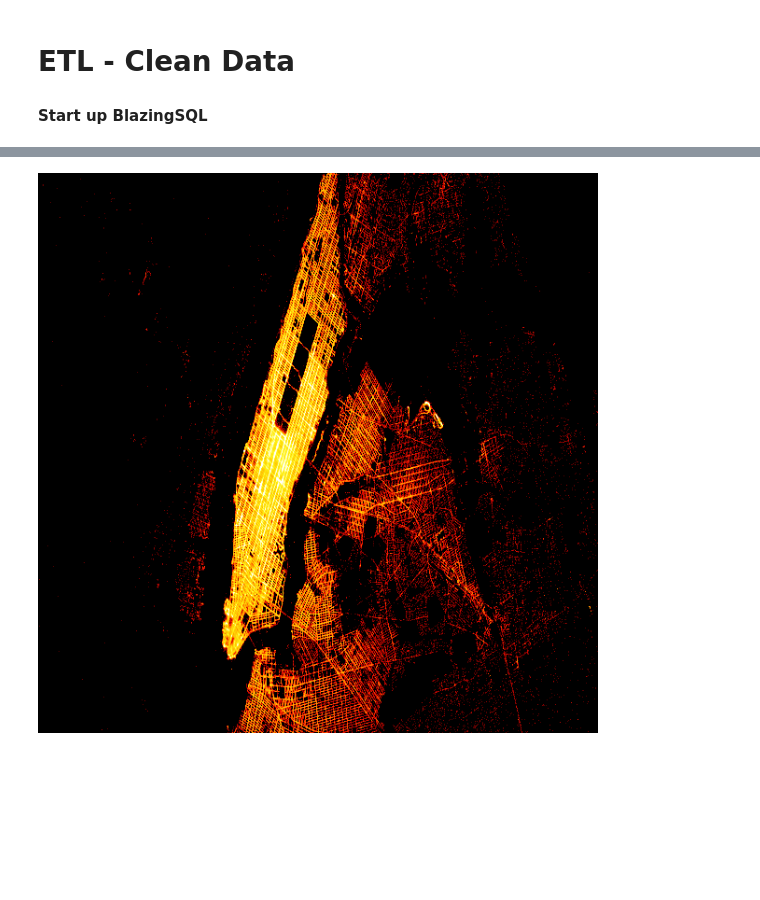
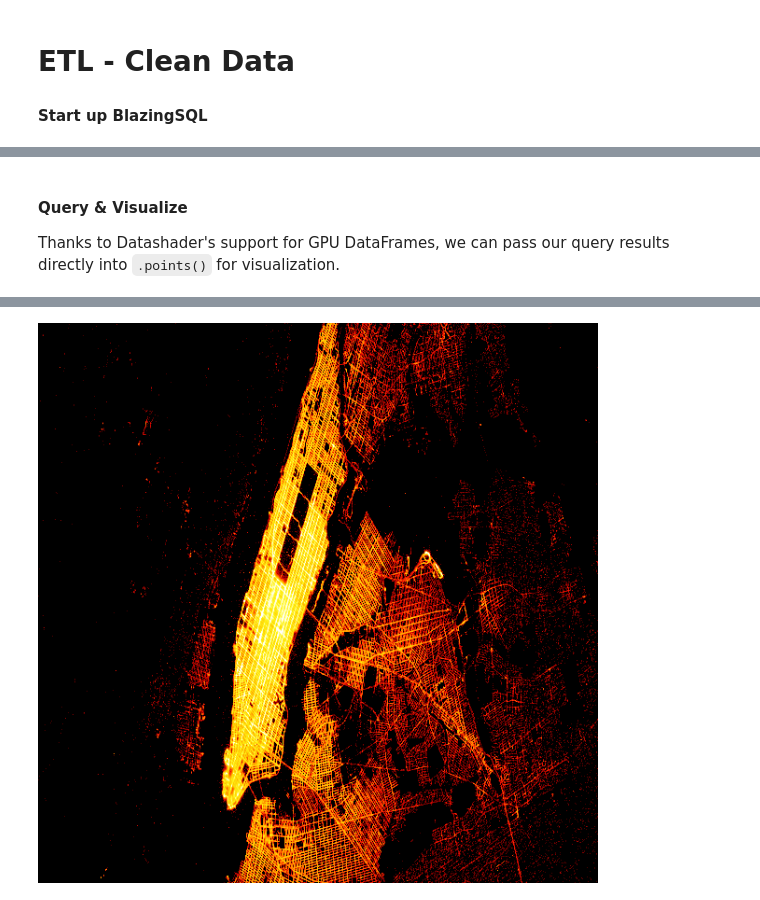
Before and after one commit to gumdropsteve/turbo-telegram, a Jupyter notebook: download_data.ipynb, the cells around one changed output, grey strips where cells are left out. Drawn from its saved outputs; the diff is of its cells as text; code cells hidden in the pictures; blank space fills up the shorter version.

```diff
--- a/download_data.ipynb
+++ b/download_data.ipynb
@@ -182,7 +255,11 @@ Wall time: 9.38 s
+# %% [markdown]
+#### Query & Visualize
+
+Thanks to Datashader's support for GPU DataFrames, we can pass our query results directly into `.points()` for visualization.
 # %%
 %%time
-# lay out the canvas
-agg = ds.Canvas().points(gdf, 'dropoff_x', 'dropoff_y')
-# shade in the picture
+# lay out the canvas w/ dropoff locations
+agg = ds.Canvas().points(bc.sql('SELECT dropoff_x, dropoff_y FROM first_last'), 'dropoff_x', 'dropoff_y')
+# shade in the picture w/ fire
 tf.set_background(tf.shade(agg, cmap=fire), "black")
 # %% [output]
@@ -191,4 +268,4 @@ Wall time: 1.09 s
-[figure, old version]
+[figure, new version]
 # %%
 then = time.time()
 total_time = then - now
```
Also changed, not shown: parts of 27 cells of this notebook.
